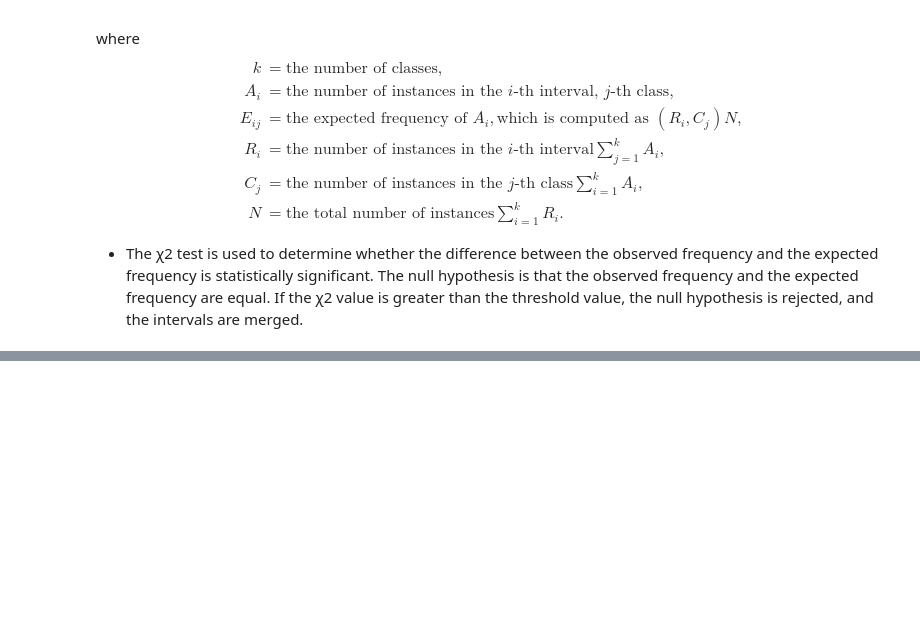
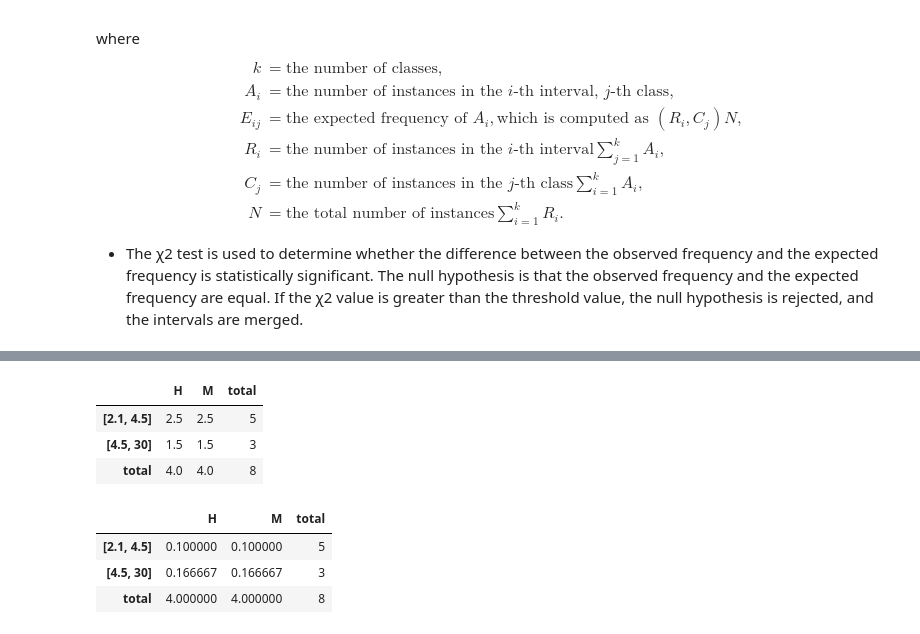
Before and after one commit to malibayram/doktora_yeterlik, a Jupyter notebook: BLM5116_Veri_Madenciligi_ve_Bilgi_Kesfi/jupyter_notebooks/data_reduction.ipynb, the cells around one changed output, grey strips where cells are left out. Saved outputs shown, nothing was run; the diff lists cells and outputs as text; code cells hidden in the pictures; blank space fills up the shorter version.

```diff
--- a/BLM5116_Veri_Madenciligi_ve_Bilgi_Kesfi/jupyter_notebooks/data_reduction.ipynb
+++ b/BLM5116_Veri_Madenciligi_ve_Bilgi_Kesfi/jupyter_notebooks/data_reduction.ipynb
@@ -306,0 +344,26 @@ class_frequencies
+# %%
+# calculate the expected values for each cell
+# expected value = (row total * column total) / total
+chi_merge_matrix_expected = chi_merge_matrix.copy()
+for i in range(len(bmi_intervals)):
+    for j in range(len(income_counts[0])):
+        chi_merge_matrix_expected.iloc[i, j] = chi_merge_matrix.iloc[-1, j] * chi_merge_matrix.iloc[i, -1] / chi_merge_matrix.iloc[-1, -1]
+chi_merge_matrix_expected
+# %% [output]
+|  | H | M | total |
+| [2.1, 4.5] | 2.5 | 2.5 | 5 |
+| [4.5, 30] | 1.5 | 1.5 | 3 |
+| total | 4.0 | 4.0 | 8 |
+# %%
+# calculate the chi-square value for each cell
+# chi-square = (observed - expected)^2 / expected
+chi_merge_matrix_chi_square = chi_merge_matrix.copy()
+for i in range(len(bmi_intervals)-1):
+    for j in range(len(income_counts[0])):
+        chi_merge_matrix_chi_square.iloc[i, j] = (chi_merge_matrix.iloc[i, j] - chi_merge_matrix_expected.iloc[i, j])**2 / chi_merge_matrix_expected.iloc[i, j]
+chi_merge_matrix_chi_square
+# %% [output]
+|  | H | M | total |
+| [2.1, 4.5] | 0.100000 | 0.100000 | 5 |
+| [4.5, 30] | 0.166667 | 0.166667 | 3 |
+| total | 4.000000 | 4.000000 | 8 |
```
Also changed, not shown: parts of 2 cells of this notebook, 1 other file.
